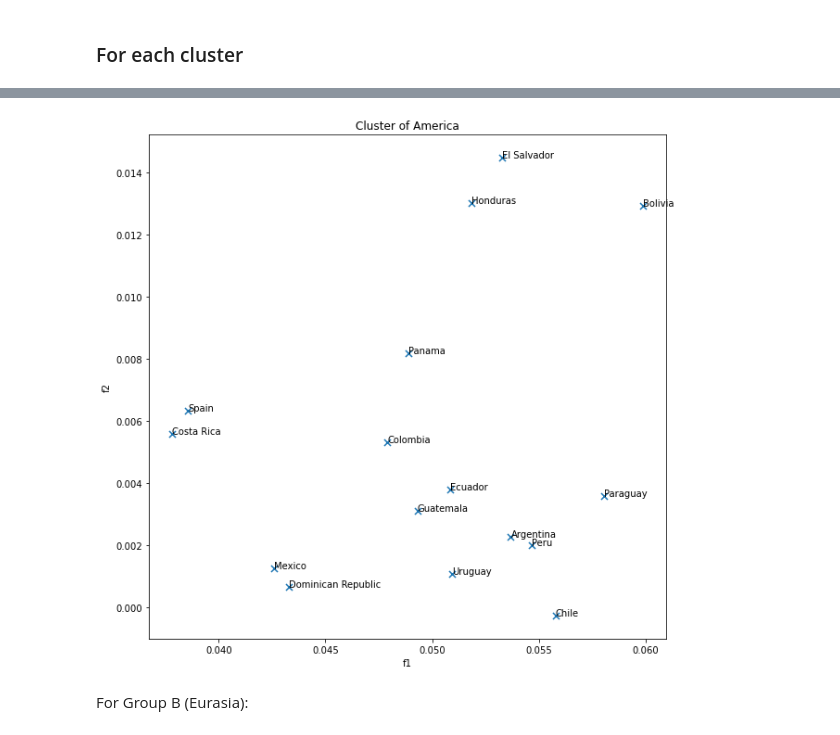
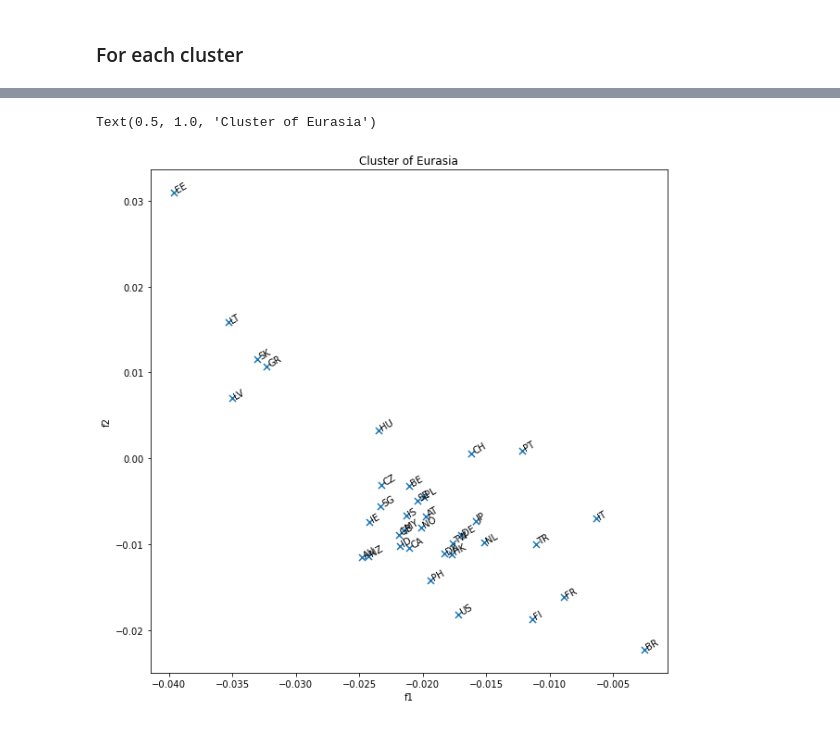
Before and after one commit to Zheng-Lu/Spotify-Worldwide-Trends-Analysis, a Jupyter notebook: Analysis.ipynb, the cells around one changed output, grey strips where cells are left out. Cells and saved outputs as stored; diff of their text form; code cells hidden in the pictures.

```diff
--- a/Analysis.ipynb
+++ b/Analysis.ipynb
@@ -890,0 +945,4 @@ cluster
+# %%
+pca = PCA(n_components = 5)
+pca.fit(cluster)
+pca.explained_variance_ratio_
@@ -975,4 +1074,8 @@ pca_results
 # %%
-# Select ranges for the three major clusters
-groupA = pca_results[pca_results['PC1'] > 0.02] # America
-groupB = pca_results[(pca_results['PC2'] <= 0.04) & (pca_results['PC1'] < 0.02)]
+### Select ranges for the three major clusters
+
+# GroupA represent Eurasia continent
+groupA = pca_results[(pca_results['PC2'] <= 0.04) & (pca_results['PC1'] < 0.02)]
+
+# GroupB represent America continent
+groupB = pca_results[pca_results['PC1'] > 0.02]
@@ -981,14 +1100,10 @@ For Group A (America):
 # %%
-# plot the Spanish Speakers cluster
-# ax = groupA.plot('PC1', 'PC2', kind='scatter')
-# groupA[['PC1','PC2','Region']].apply(lambda x: ax.text(*x),axis=1);
-# plt.title('Cluster of America')
-
+# ax = groupB.plot('f1', 'f2', kind='scatter', s=50, marker='x')
+# groupB[['f1','f2','Region']].apply(lambda x: ax.text(*x),axis=1);
+# plt.title('Cluster of Eurasia')
 ax = groupA.plot('f1', 'f2', kind='scatter', s=50, marker='x')
-groupA[['f1','f2','Region']].apply(lambda x: ax.text(*x),axis=1);
-plt.title('Cluster of America')
-plt.savefig('GroupA.png')
+groupA[['f1','f2','Region Code']].apply(lambda x: ax.text(*x, rotation=30, fontsize=10),axis=1)
+plt.title('Cluster of Eurasia')
 # %% [output]
+Text(0.5, 1.0, 'Cluster of Eurasia')
-[figure, old version]
+[figure, new version]
-# %% [markdown]
-For Group B (Eurasia):
```
Also changed, not shown: parts of 99 cells of this notebook.
